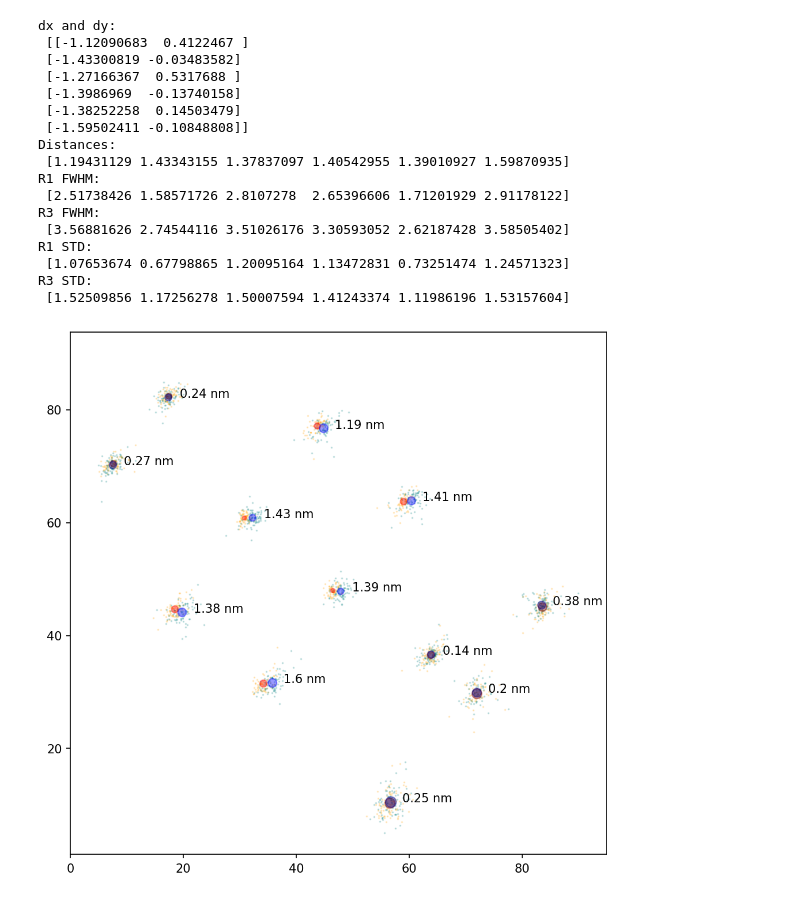
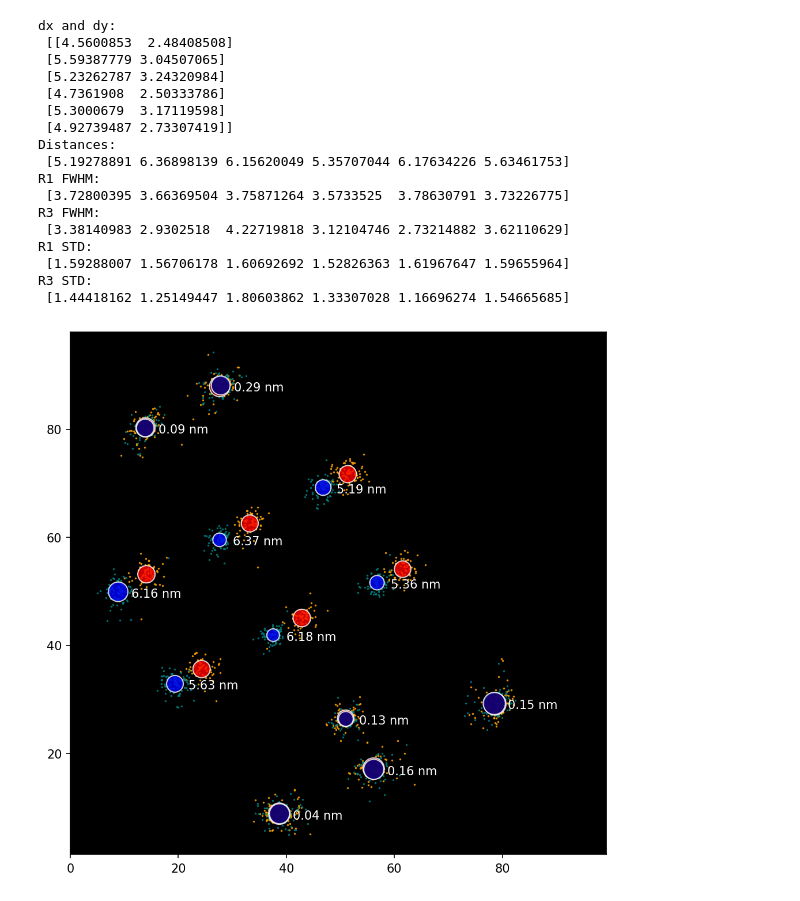
Before and after one commit to jungmannlab/resi, a Jupyter notebook: RESI_Cluster_Center_Analysis.ipynb, the cells around one changed output. Cells and saved outputs as stored; diff of their text form; code cells hidden in the pictures.

```diff
--- a/RESI_Cluster_Center_Analysis.ipynb
+++ b/RESI_Cluster_Center_Analysis.ipynb
@@ -13,30 +13,38 @@ def GaussFWHM(R_vals, display_label):
     n, bins, patches = plt.hist(R_vals, density=True, color = "orange", alpha = 0.5)
     xax = np.linspace(bins[0], bins[-1], 1000)
     y = norm.pdf(xax, mu, sigma)
+    sigma_coords = [mu-sigma, mu+sigma]
     FWHM = 2.354820045*sigma
     FWHM_coords = [mu-0.5*FWHM, mu+0.5*FWHM]
     plt.plot(xax,y, color = "red")
     plt.axvline(FWHM_coords[0], color = "black")
     plt.axvline(FWHM_coords[1], color = "black")
+    plt.axvline(sigma_coords[0], color = "blue")
+    plt.axvline(sigma_coords[1], color = "blue")
     plt.title(display_label)
+    #plt.show()
     plt.close()
     return(FWHM)
 
-def circles(R1_table, R1_sizes, color, show_labels, labels):
+def circles(R1_table, R1_sizes, color, edge, show_labels, alpha1, textcolor, labels):
     for count, value in enumerate(R1_table):
-        draw_circle = plt.Circle((value[0], value[1]), 0.5*R1_sizes[count], alpha=0.4, color = color)
+        draw_circle = plt.Circle((value[0], value[1]), R1_sizes[count], alpha=alpha1, facecolor = color, edgecolor = edge)
         ax.add_artist(draw_circle)
         if show_labels==True:
-            ax.text(value[0]+2, value[1], str(round(labels[count], 2))+" nm")
+            ax.text(value[0]+2.5, value[1]-1, str(round(labels[count], 2))+" nm", color = textcolor)
 # %%
 
 #WITHOUT DELETION: Groups 0, 1, 8, 9, 10, 11 are R4
-input_path_R1 = "/Volumes/pool-miblab4/users/steen/z.microscopy_raw/02_Project_RESI/211221_RESI_newVoyager_FusionBT_R1R3_nodel/resi-analysis_2/R1_apicked_ori-all_aligned_resi_4_50_info_merge_avg-appl_apicked.hdf5"
-input_path_R3 = "/Volumes/pool-miblab4/users/steen/z.microscopy_raw/02_Project_RESI/211221_RESI_newVoyager_FusionBT_R1R3_nodel/resi-analysis_2/R3_apicked_ori-all_aligned_resi_4_50_info_merge_avg-appl_apicked.hdf5"
+#input_path_R1 = "/Volumes/pool-miblab4/users/steen/z.microscopy_raw/02_Project_RESI/211221_RESI_newVoyager_FusionBT_R1R3_nodel/resi-analysis_2/R1_apicked_ori-all_aligned_resi_4_50_info_merge_avg-appl_apicked.hdf5"
+#input_path_R3 = "/Volumes/pool-miblab4/users/steen/z.microscopy_raw/02_Project_RESI/211221_RESI_newVoyager_FusionBT_R1R3_nodel/resi-analysis_2/R3_apicked_ori-all_aligned_resi_4_50_info_merge_avg-appl_apicked.hdf5"
 
 #WITH DELETION: Groups 0, 1, 8, 9, 10, 11 are R4
 #input_path_R1 = "/Volumes/pool-miblab4/users/steen/z.microscopy_raw/02_Project_RESI/211130_RESI_R1-5pr_2del_R3-3pr_R4_single_align/resi-analysis_2/R1_apicked_ori-all_aligned_resi_4_50_info_merge_avg-appl_apicked.hdf5"
 #input_path_R3 = "/Volumes/pool-miblab4/users/steen/z.microscopy_raw/02_Project_RESI/211130_RESI_R1-5pr_2del_R3-3pr_R4_single_align/resi-analysis_2/R3_apicked_ori-all_aligned_resi_4_50_info_merge_avg-appl_apicked.hdf5"
+
+#5 nm
+input_path_R1 = "/Volumes/pool-miblab4/users/steen/z.microscopy_raw/02_Project_RESI/220114_5nm_5xR1-5pr_7xR3-3pr_R4-align/analysis/R1_resi_merged_avg-appl_apicked.hdf5"
+input_path_R3 = "/Volumes/pool-miblab4/users/steen/z.microscopy_raw/02_Project_RESI/220114_5nm_5xR1-5pr_7xR3-3pr_R4-align/analysis/R3_resi_merged_avg-appl_apicked.hdf5"
 
 #Read in data
 R1_table = pd.read_hdf(input_path_R1, key = 'locs')
@@ -210,58 +218,71 @@ print("R1 STD: \n", R1_resi_std_avg)
 print("R3 STD: \n", R3_resi_std_avg)
 # %% [output]
 dx and dy:
- [[-1.12090683  0.4122467 ]
- [-1.43300819 -0.03483582]
- [-1.27166367  0.5317688 ]
- [-1.3986969  -0.13740158]
- [-1.38252258  0.14503479]
- [-1.59502411 -0.10848808]]
+ [[4.5600853  2.48408508]
+ [5.59387779 3.04507065]
+ [5.23262787 3.24320984]
+ [4.7361908  2.50333786]
+ [5.3000679  3.17119598]
+ [4.92739487 2.73307419]]
 Distances:
- [1.19431129 1.43343155 1.37837097 1.40542955 1.39010927 1.59870935]
+ [5.19278891 6.36898139 6.15620049 5.35707044 6.17634226 5.63461753]
 R1 FWHM:
- [2.51738426 1.58571726 2.8107278  2.65396606 1.71201929 2.91178122]
+ [3.72800395 3.66369504 3.75871264 3.5733525  3.78630791 3.73226775]
 R3 FWHM:
- [3.56881626 2.74544116 3.51026176 3.30593052 2.62187428 3.58505402]
+ [3.38140983 2.9302518  4.22719818 3.12104746 2.73214882 3.62110629]
 R1 STD:
- [1.07653674 0.67798865 1.20095164 1.13472831 0.73251474 1.24571323]
+ [1.59288007 1.56706178 1.60692692 1.52826363 1.61967647 1.59655964]
 R3 STD:
- [1.52509856 1.17256278 1.50007594 1.41243374 1.11986196 1.53157604]
+ [1.44418162 1.25149447 1.80603862 1.33307028 1.16696274 1.54665685]
 # %%
 error_type = "STD"
+color = "black"
 
 size_inches = 8
 dpi = 150
 
 fig, ax = plt.subplots(figsize=(size_inches, size_inches), dpi=dpi)
 
 ax.axis('equal')
 ax.set_ylim(0, maxOuter)
 ax.set_xlim(0, maxOuter)
 
+if color == "black":
+    ax.set_facecolor("black")
+    alpha1 = 0.8
+    alpha2 = 0.8
+    edge = "white"
+    textcol = "white"
+elif color == "white":
+    alpha1 = 0.2
+    alpha2 = 0.4
+    textcol = "black"
+    edge = "black"
+
 #Plot all the RESI cluster centers
-ax.scatter(R1_table["x"], R1_table["y"], s=0.5, alpha=0.2, color = "orange")
-ax.scatter(R3_table["x"], R3_table["y"], s=0.5, alpha=0.2, color = "teal")
+ax.scatter(R1_table["x"], R1_table["y"], s=0.5, alpha=alpha1, color = "orange")
+ax.scatter(R3_table["x"], R3_table["y"], s=0.5, alpha=alpha1, color = "teal")
 
 if error_type == "STD":
 
     #Plot the R1 / R3 RESI averages with standard deviation
-    circles(R1_resi, R1_resi_std_avg, "red", False, labels = [])
-    circles(R3_resi, R3_resi_std_avg, "blue", True, labels = Resi_distances)
+    circles(R1_resi, R1_resi_std_avg, "red", edge, False, alpha2, textcol, labels = [])
+    circles(R3_resi, R3_resi_std_avg, "blue", edge, True, alpha2, textcol, labels = Resi_distances)
 
     #Plot the R4 RESI averages with standard deviation
-    circles(R4_positions_R1_channel, R4_std_R1_channel_avg, "maroon", False, labels = [])
-    circles(R4_positions_R3_channel, R4_std_R3_channel_avg, "darkblue", True, labels = R4_distances)
+    circles(R4_positions_R1_channel, R4_std_R1_channel_avg, "maroon", edge, False, alpha2, textcol, labels = [])
+    circles(R4_positions_R3_channel, R4_std_R3_channel_avg, "darkblue", edge, True, alpha2, textcol, labels = R4_distances)
 
 elif error_type == "FWHM":
 
     #Plot the R1 / R3 RESI averages with FWHM
     circles(R1_resi, R1_FWHM_avg, "red", False, labels = [])
     circles(R3_resi, R3_FWHM_avg, "blue", True, labels = Resi_distances)
 
     #Plot the R4 RESI averages with FWHM
     circles(R4_positions_R1_channel, R4_FWHM_R1_channel_avg, "maroon", False, labels = [])
     circles(R4_positions_R3_channel, R4_FWHM_R3_channel_avg, "darkblue", True, labels = R4_distances)
 else:
     print("Invalid error representation")
 # %% [output]
-[figure, old version]
+[figure, new version]
```
Also changed, not shown: parts of 1 cell of this notebook.
